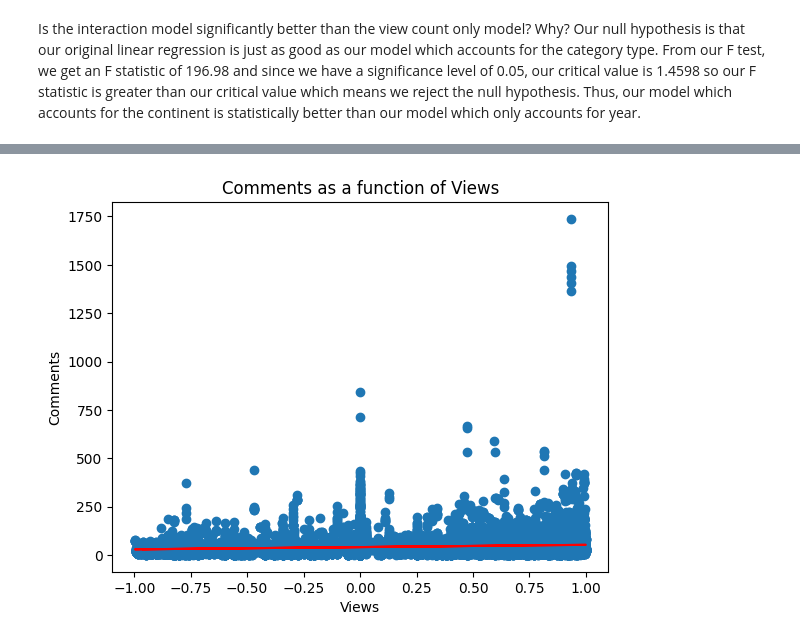
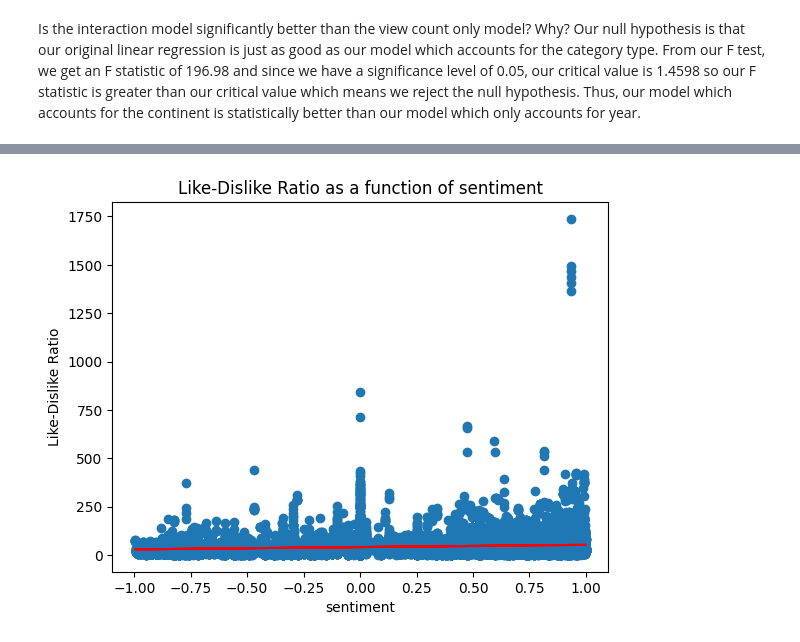
Before and after one commit to alec-luterman/320_final, a Jupyter notebook: 320_Final.ipynb, the cells around one changed output, grey strips where cells are left out. Saved outputs shown, nothing was run; the diff lists cells and outputs as text; code cells hidden in the pictures.

```diff
--- a/320_Final.ipynb
+++ b/320_Final.ipynb
@@ -213,16 +214,19 @@ If we have H0 be there is no relationship between views and comments, then we wo
 df_by_cont = df.groupby(['category_id'])
 groups = df_by_cont.groups
 
-colors = ['red', 'blue', 'green', 'orange', 'purple']
+def generate_color():
+    return "#{:02x}{:02x}{:02x}".format(random.randint(0, 255), random.randint(0, 255), random.randint(0, 255))
+
+colors = [generate_color() for _ in range(20)]
 
 fig, ax = plt.subplots(figsize=(8,8))
 for idx, (key, values) in enumerate(df.groupby(['category_id'])):
 
-    ax = values.plot(ax=ax, kind='scatter', x='views', y='comment_count', label=key, color=colors[idx%5])
+    ax = values.plot(ax=ax, kind='scatter', x='views', y='comment_count', label=key, color=colors[idx])
     x = values['views']
     y = values['comment_count']
     res = stats.linregress(x,y)
-    ax.plot(x, res.intercept + res.slope*x, colors[idx%5])
+    ax.plot(x, res.intercept + res.slope*x, colors[idx])
 
 ax.set_title('Comment Count as a Function of Views by Category')
 ax.set_xlabel('Views')
@@ -329,16 +405,15 @@ lst_sq, residual, _, _ = np.linalg.lstsq(X_ones, Y, rcond=None)
 slope, intercept = lst_sq
 print(lst_sq)
 
-
 # print("Linear Regression is ", str(slope) + " * years + " + str(intercept))
 # int('Sum of squared residuals:', residual)
 
 fig, ax = plt.subplots(nrows=1, ncols=1)
 ax.scatter(df['sentiment'], df['like_dislike_ratio'])
 ax.plot(X, intercept + slope*X, 'r')
-ax.set_title('Comments as a function of Views')
-ax.set_xlabel('Views')
-ax.set_ylabel('Comments')
+ax.set_title('Like-Dislike Ratio as a function of sentiment')
+ax.set_xlabel('sentiment')
+ax.set_ylabel('Like-Dislike Ratio')
 # plt.show()
 
 lin_reg = smf.ols(formula="like_dislike_ratio ~ sentiment ", data=df).fit()
@@ -355,10 +430,10 @@ Time:                        19:47:45   Log-Likelihood:                -91645.
 No. Observations:               16780   AIC:                         1.833e+05
 Df Residuals:                   16778   BIC:                         1.833e+05
 Df Model:                           1
 Covariance Type:            nonrobust
 ... (10 lines left out)
 ==============================================================================
 
 Notes:
 [1] Standard Errors assume that the covariance matrix of the errors is correctly specified.
-[figure, old version]
+[figure, new version]
```
Also changed, not shown: parts of 9 cells of this notebook.
